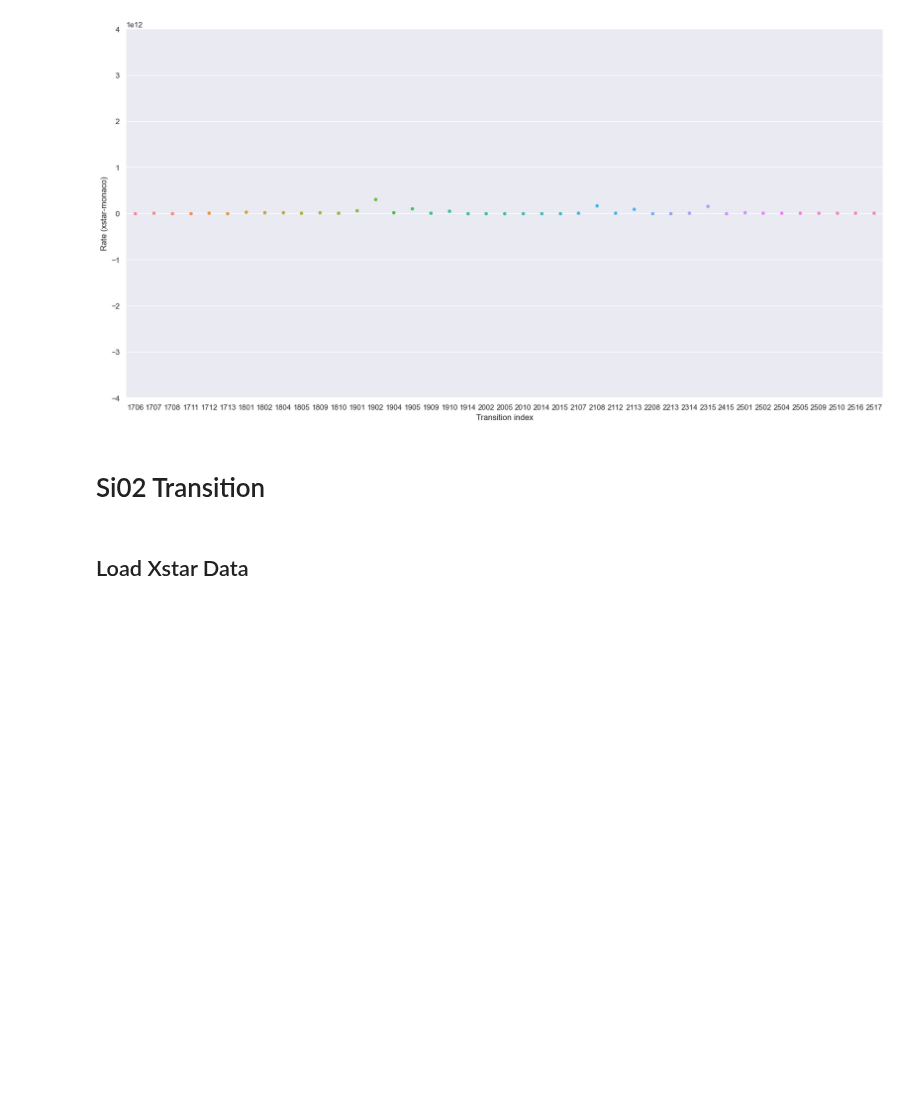
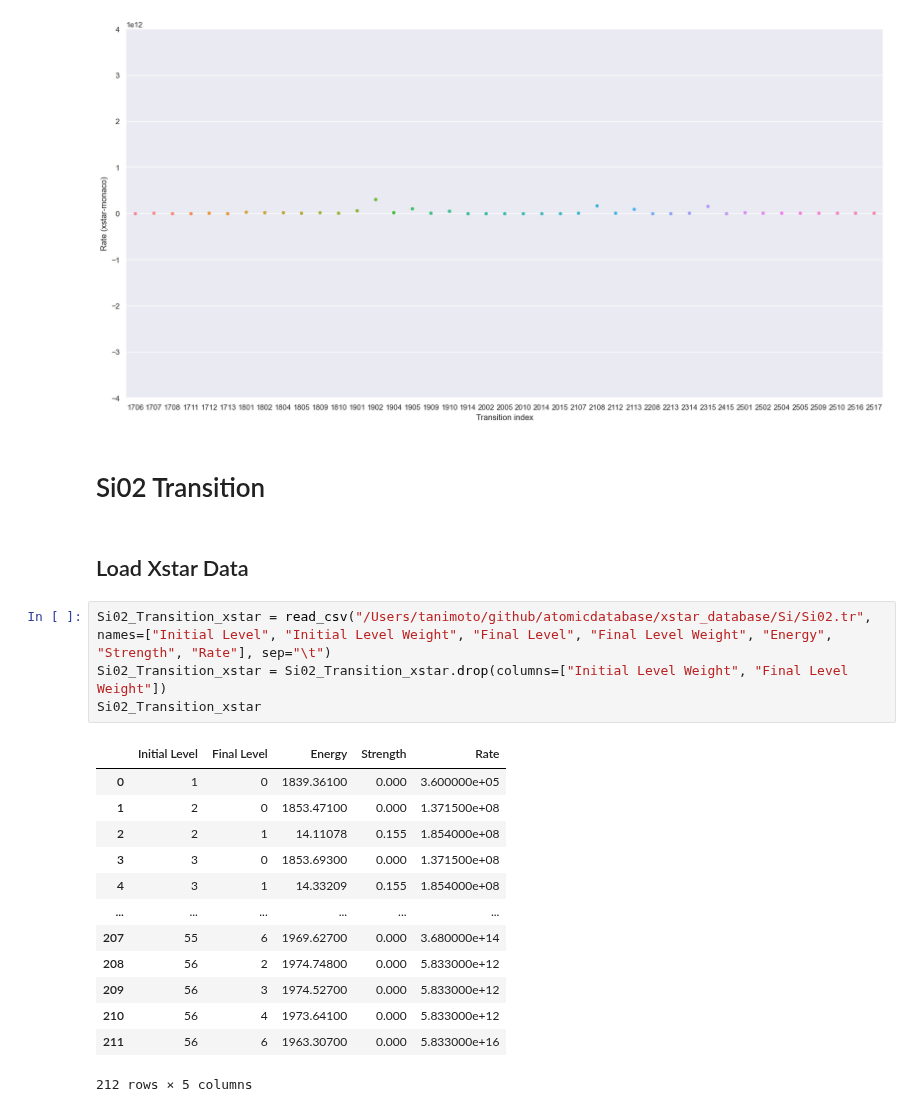
Before and after one commit to AtsushiTanimoto/AtomicDatabase, a Jupyter notebook: comparison.ipynb, the cells around one changed output. Cells and saved outputs as stored; diff of their text form; blank space fills up the shorter version.

```diff
--- a/comparison.ipynb
+++ b/comparison.ipynb
@@ -340,3 +335,21 @@ Text(0, 0.5, 'Rate (xstar-monaco)')
 # Si02 Transition
 # %% [markdown]
 ## Load Xstar Data
+# %%
+Si02_Transition_xstar = read_csv("/Users/tanimoto/github/atomicdatabase/xstar_database/Si/Si02.tr", names=["Initial Level", "Initial Level Weight", "Final Level", "Final Level Weight", "Energy", "Strength", "Rate"], sep="\t")
+Si02_Transition_xstar = Si02_Transition_xstar.drop(columns=["Initial Level Weight", "Final Level Weight"])
+Si02_Transition_xstar
+# %% [output]
+|  | Initial Level | Final Level | Energy | Strength | Rate |
+| 0 | 1 | 0 | 1839.36100 | 0.000 | 3.600000e+05 |
+| 1 | 2 | 0 | 1853.47100 | 0.000 | 1.371500e+08 |
+| 2 | 2 | 1 | 14.11078 | 0.155 | 1.854000e+08 |
+| 3 | 3 | 0 | 1853.69300 | 0.000 | 1.371500e+08 |
+| 4 | 3 | 1 | 14.33209 | 0.155 | 1.854000e+08 |
+| ... | ... | ... | ... | ... | ... |
+| 207 | 55 | 6 | 1969.62700 | 0.000 | 3.680000e+14 |
+| 208 | 56 | 2 | 1974.74800 | 0.000 | 5.833000e+12 |
+| 209 | 56 | 3 | 1974.52700 | 0.000 | 5.833000e+12 |
+| 210 | 56 | 4 | 1973.64100 | 0.000 | 5.833000e+12 |
+| 211 | 56 | 6 | 1963.30700 | 0.000 | 5.833000e+16 |
+212 rows × 5 columns
```
Also changed, not shown: parts of 3 cells of this notebook.
